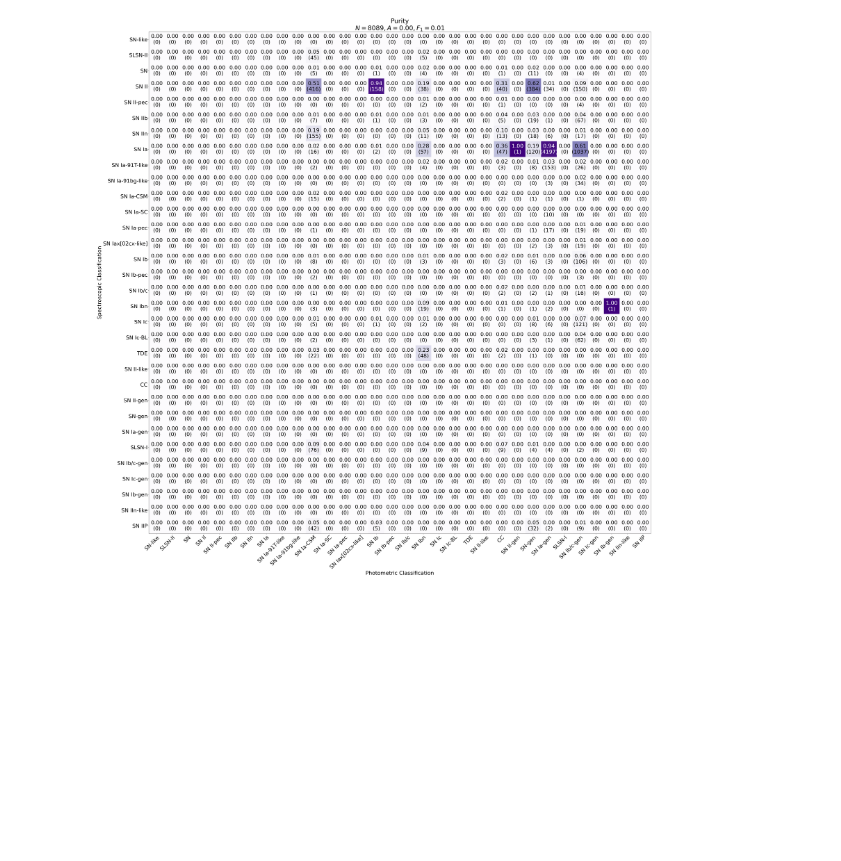
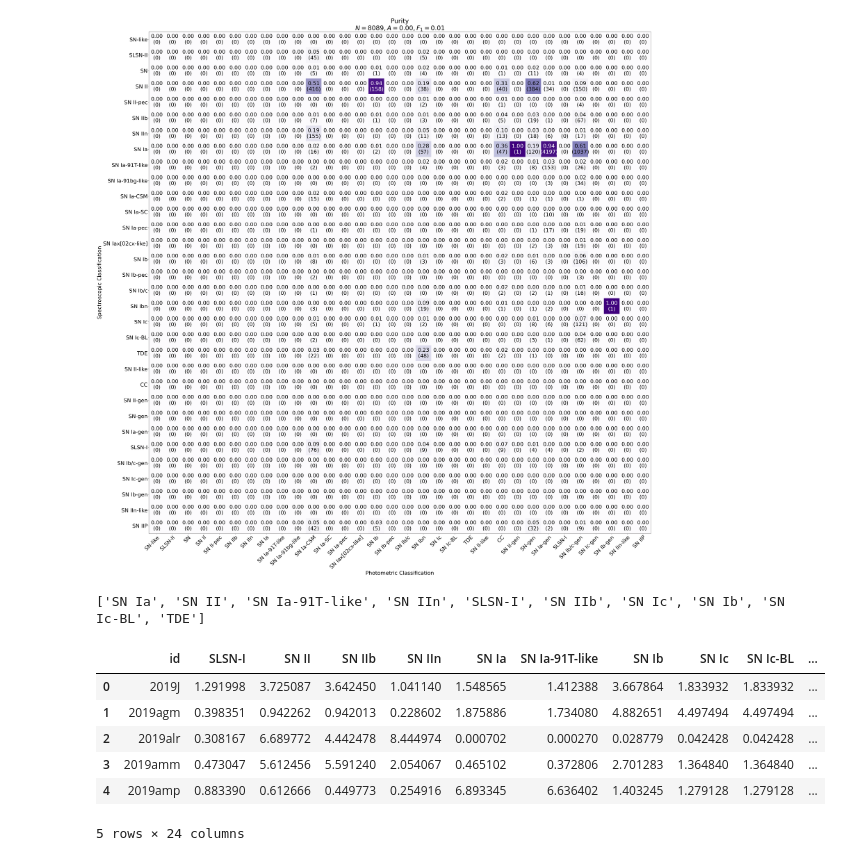
Before and after one commit to Charis-Graham/superphot-plus, a Jupyter notebook: docs/notebooks/play.ipynb, the cells around one changed output. Drawn from its saved outputs; the diff is of its cells as text; code cells hidden in the pictures; blank space fills up the shorter version.

```diff
--- a/docs/notebooks/play.ipynb
+++ b/docs/notebooks/play.ipynb
@@ -51,3 +51,44 @@ plot_matrices(config, full_df)
 # %% [output]
 [figure]
 [figure]
+# %%
+from superphot_plus.plotting.confusion_matrices import *
+from superphot_plus import SuperphotConfig
+import pandas as pd
+
+config = SuperphotConfig.from_file("config.yaml")
+
+def df_from_csv(filepath):
+    """
+    Loads a CSV file into a pandas DataFrame.
+
+    Parameters:
+        filepath (str): Path to the CSV file.
+
+    Returns:
+        pd.DataFrame: The resulting DataFrame.
+    """
+    try:
+        df = pd.read_csv(filepath)
+        return df
+    except FileNotFoundError:
+        print(f"Error: File not found at '{filepath}'")
+    except pd.errors.EmptyDataError:
+        print(f"Error: File at '{filepath}' is empty or improperly formatted")
+    except Exception as e:
+        print(f"Unexpected error: {e}")
+
+#early_df = df_from_csv("/Users/charisgraham/Desktop/Summer2025/superphotplus/superphot-plus/data/whxe/probabilities/probs_superphot_svi_MLP_None_False_10_None_5_1_42_64_3_0.001_64_early.csv")
+full_df = df_from_csv(f"{config.probs_fn[:-4]}_full.csv")
+# %% [output]
+['SN Ia', 'SN II', 'SN Ia-91T-like', 'SN IIn', 'SLSN-I', 'SN IIb', 'SN Ic', 'SN Ib', 'SN Ic-BL', 'TDE']
+# %%
+full_df.head()
+# %% [output]
+|  | id | SLSN-I | SN II | SN IIb | SN IIn | SN Ia | SN Ia-91T-like | SN Ib | SN Ic | SN Ic-BL | ... |
+| 0 | 2019J | 1.291998 | 3.725087 | 3.642450 | 1.041140 | 1.548565 | 1.412388 | 3.667864 | 1.833932 | 1.833932 | ... |
+| 1 | 2019agm | 0.398351 | 0.942262 | 0.942013 | 0.228602 | 1.875886 | 1.734080 | 4.882651 | 4.497494 | 4.497494 | ... |
+| 2 | 2019alr | 0.308167 | 6.689772 | 4.442478 | 8.444974 | 0.000702 | 0.000270 | 0.028779 | 0.042428 | 0.042428 | ... |
+| 3 | 2019amm | 0.473047 | 5.612456 | 5.591240 | 2.054067 | 0.465102 | 0.372806 | 2.701283 | 1.364840 | 1.364840 | ... |
+| 4 | 2019amp | 0.883390 | 0.612666 | 0.449773 | 0.254916 | 6.893345 | 6.636402 | 1.403245 | 1.279128 | 1.279128 | ... |
+5 rows × 24 columns
```
Also changed, not shown: parts of 1 cell of this notebook, 8 other files.
